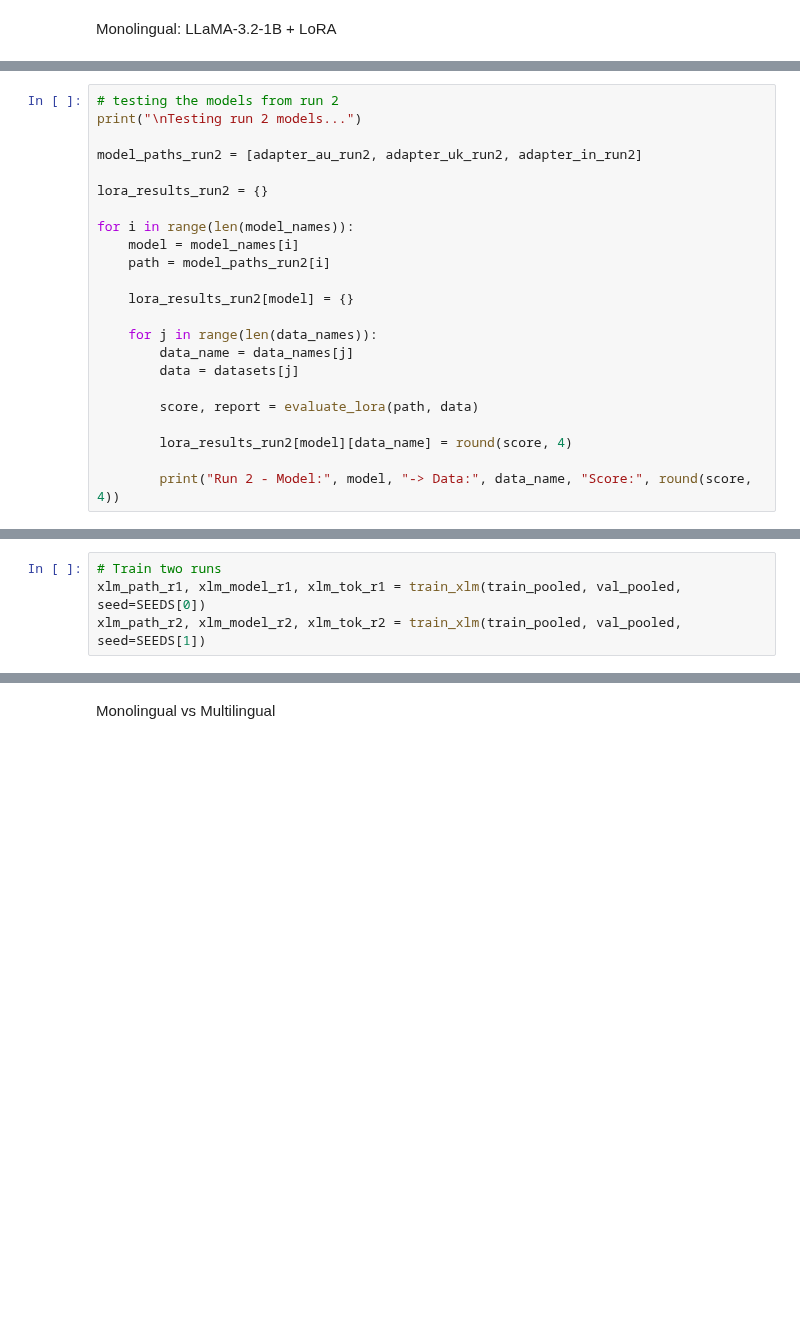
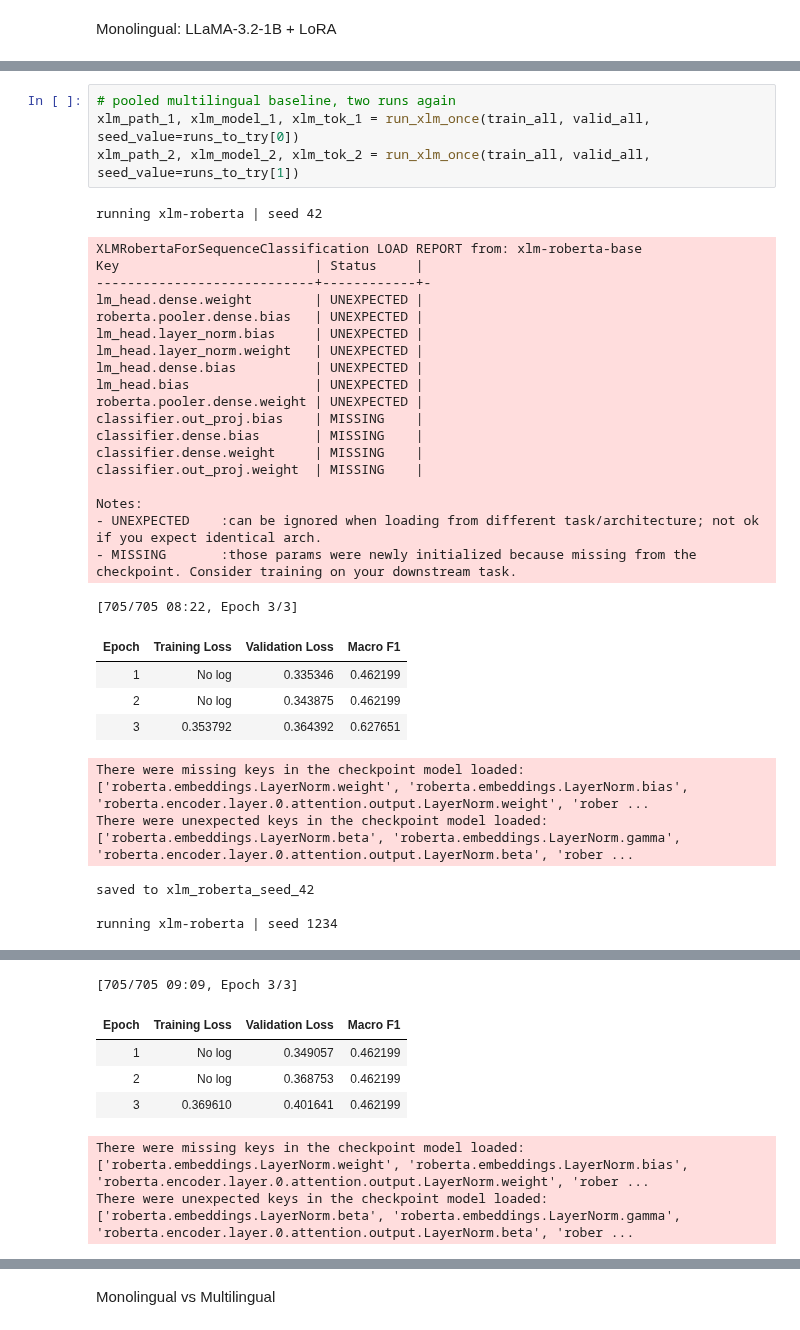
Before and after one commit to raaghavkk/UG04-NLP-COMM061, a Jupyter notebook: notebooks/akshyat_finetuning.ipynb, the cells around one changed output, grey strips where cells are left out. Drawn from its saved outputs; the diff is of its cells as text; blank space fills up the shorter version.

```diff
--- a/notebooks/akshyat_finetuning.ipynb
+++ b/notebooks/akshyat_finetuning.ipynb
@@ -272,23 +380,0 @@ for i in range(len(model_names)):
-# %%
-# testing the models from run 2
-print("\nTesting run 2 models...")
-
-model_paths_run2 = [adapter_au_run2, adapter_uk_run2, adapter_in_run2]
-
-lora_results_run2 = {}
-
-for i in range(len(model_names)):
-    model = model_names[i]
-    path = model_paths_run2[i]
-
-    lora_results_run2[model] = {}
-
-    for j in range(len(data_names)):
-        data_name = data_names[j]
-        data = datasets[j]
-
-        score, report = evaluate_lora(path, data)
-
-        lora_results_run2[model][data_name] = round(score, 4)
-
-        print("Run 2 - Model:", model, "-> Data:", data_name, "Score:", round(score, 4))
@@ -394,4 +614,34 @@ print("xlm training function ready")
-# %%
-# Train two runs
-xlm_path_r1, xlm_model_r1, xlm_tok_r1 = train_xlm(train_pooled, val_pooled, seed=SEEDS[0])
-xlm_path_r2, xlm_model_r2, xlm_tok_r2 = train_xlm(train_pooled, val_pooled, seed=SEEDS[1])
+# %%
+# pooled multilingual baseline, two runs again
+xlm_path_1, xlm_model_1, xlm_tok_1 = run_xlm_once(train_all, valid_all, seed_value=runs_to_try[0])
+xlm_path_2, xlm_model_2, xlm_tok_2 = run_xlm_once(train_all, valid_all, seed_value=runs_to_try[1])
+# %% [output]
+running xlm-roberta | seed 42
+XLMRobertaForSequenceClassification LOAD REPORT from: xlm-roberta-base
+Key                         | Status     |
+----------------------------+------------+-
+lm_head.dense.weight        | UNEXPECTED |
+roberta.pooler.dense.bias   | UNEXPECTED |
+lm_head.layer_norm.bias     | UNEXPECTED |
+lm_head.layer_norm.weight   | UNEXPECTED |
+lm_head.dense.bias          | UNEXPECTED |
+lm_head.bias                | UNEXPECTED |
+roberta.pooler.dense.weight | UNEXPECTED |
+classifier.out_proj.bias    | MISSING    |
+classifier.dense.bias       | MISSING    |
+classifier.dense.weight     | MISSING    |
+classifier.out_proj.weight  | MISSING    |
+
+Notes:
+- UNEXPECTED    :can be ignored when loading from different task/architecture; not ok if you expect identical arch.
+- MISSING       :those params were newly initialized because missing from the checkpoint. Consider training on your downstream task.
+[705/705 08:22, Epoch 3/3]
+| Epoch | Training Loss | Validation Loss | Macro F1 |
+| 1 | No log | 0.335346 | 0.462199 |
+| 2 | No log | 0.343875 | 0.462199 |
+| 3 | 0.353792 | 0.364392 | 0.627651 |
+There were missing keys in the checkpoint model loaded: ['roberta.embeddings.LayerNorm.weight', 'roberta.embeddings.LayerNorm.bias', 'roberta.encoder.layer.0.attention.output.LayerNorm.weight', 'rober ...
+There were unexpected keys in the checkpoint model loaded: ['roberta.embeddings.LayerNorm.beta', 'roberta.embeddings.LayerNorm.gamma', 'roberta.encoder.layer.0.attention.output.LayerNorm.beta', 'rober ...
+saved to xlm_roberta_seed_42
+
+running xlm-roberta | seed 1234
@@ -397,0 +666,7 @@ xlm_path_r2, xlm_model_r2, xlm_tok_r2 = train_xlm(train_pooled, val_pooled, seed
+[705/705 09:09, Epoch 3/3]
+| Epoch | Training Loss | Validation Loss | Macro F1 |
+| 1 | No log | 0.349057 | 0.462199 |
+| 2 | No log | 0.368753 | 0.462199 |
+| 3 | 0.369610 | 0.401641 | 0.462199 |
+There were missing keys in the checkpoint model loaded: ['roberta.embeddings.LayerNorm.weight', 'roberta.embeddings.LayerNorm.bias', 'roberta.encoder.layer.0.attention.output.LayerNorm.weight', 'rober ...
+There were unexpected keys in the checkpoint model loaded: ['roberta.embeddings.LayerNorm.beta', 'roberta.embeddings.LayerNorm.gamma', 'roberta.encoder.layer.0.attention.output.LayerNorm.beta', 'rober ...
```
Also changed, not shown: parts of 32 cells of this notebook.
